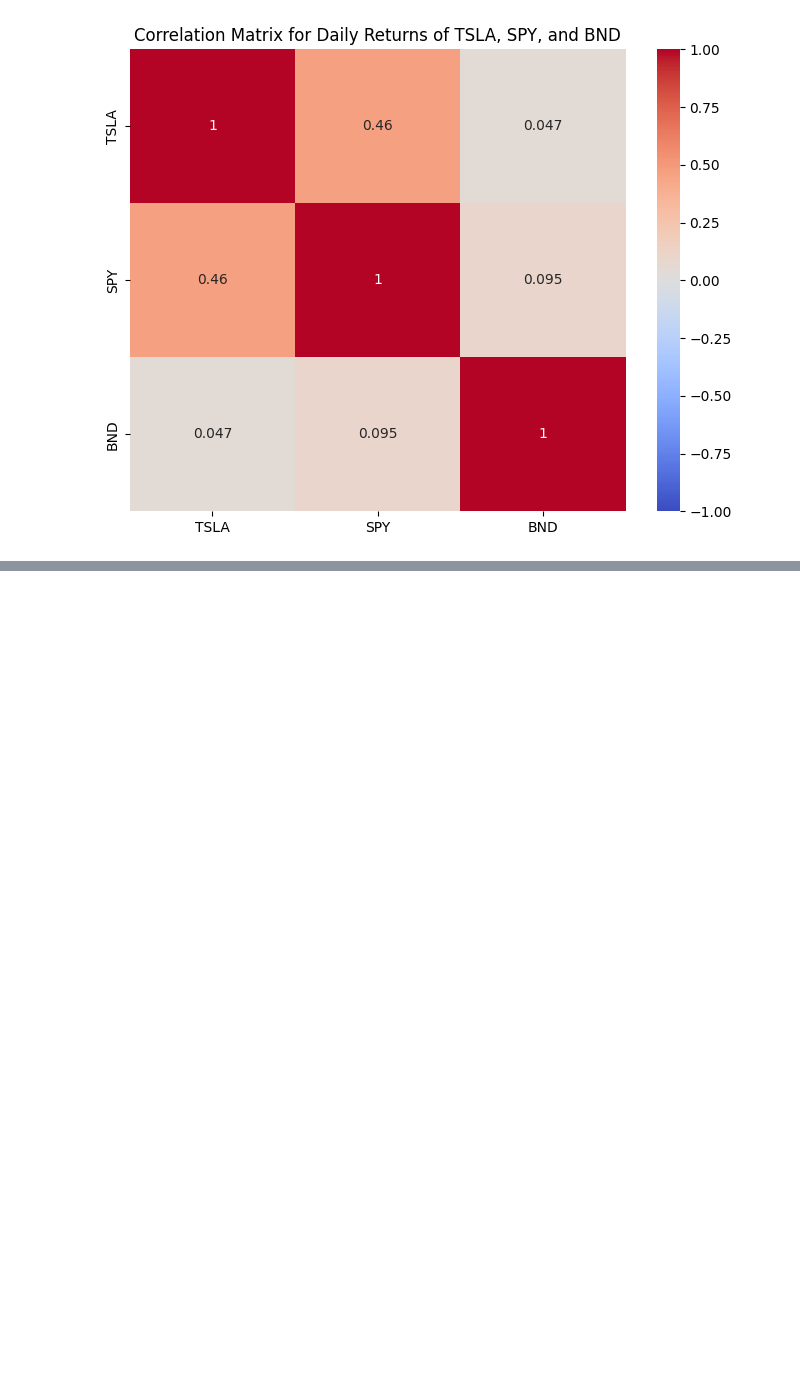
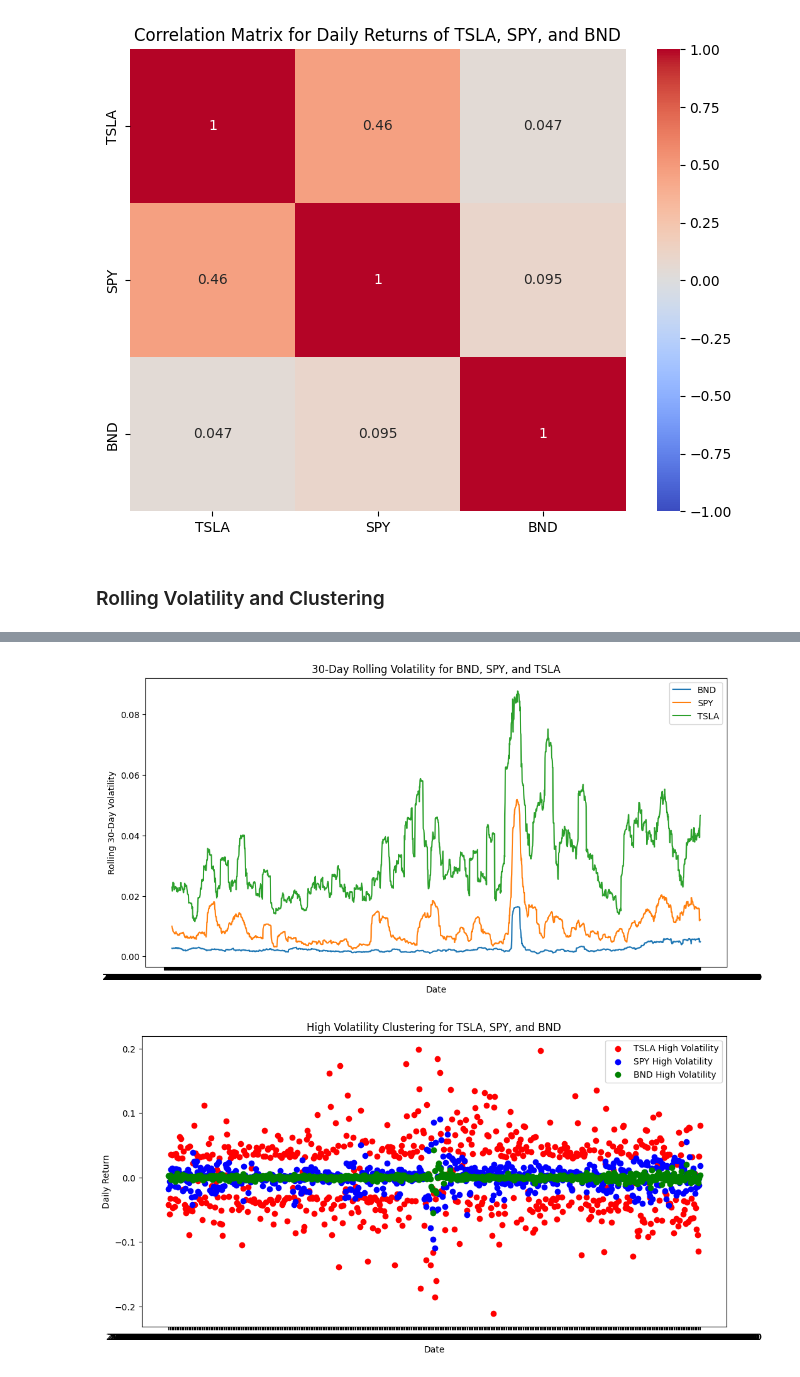
Before and after one commit to Birkity/PortfolioPredictor, a Jupyter notebook: notebooks/task_1.ipynb, the cells around one changed output, grey strips where cells are left out. Drawn from its saved outputs; the diff is of its cells as text; code cells hidden in the pictures; blank space fills up the shorter version.

Commit message:
Analyze rolling volatility and highlight volatility clustering for TSLA, SPY, and BND

```diff
--- a/notebooks/task_1.ipynb
+++ b/notebooks/task_1.ipynb
@@ -262,3 +262,36 @@ TSLA  1.000000  0.462906  0.046867
 SPY   0.462906  1.000000  0.094803
 BND   0.046867  0.094803  1.000000
 [figure]
+# %% [markdown]
+### Rolling Volatility and Clustering
+# %%
+for handler, name in zip([BND_handler, SPY_handler, TSLA_handler], ['BND', 'SPY', 'TSLA']):
+    handler['Rolling Volatility'] = handler['Daily Return'].rolling(window=30).std()
+    print(f"{name} Rolling Volatility:\n", handler[['Date', 'Rolling Volatility']].head())
+
+
+plt.figure(figsize=(12, 6))
+plt.plot(BND_handler['Date'], BND_handler['Rolling Volatility'], label='BND')
+plt.plot(SPY_handler['Date'], SPY_handler['Rolling Volatility'], label='SPY')
+plt.plot(TSLA_handler['Date'], TSLA_handler['Rolling Volatility'], label='TSLA')
+plt.xlabel("Date")
+plt.ylabel("Rolling 30-Day Volatility")
+plt.title("30-Day Rolling Volatility for BND, SPY, and TSLA")
+plt.legend()
+plt.show()
+
+
+high_volatility = daily_returns[(daily_returns['TSLA'].abs() > 0.03) |
+                                (daily_returns['SPY'].abs() > 0.02) |
+                                (daily_returns['BND'].abs() > 0.015)]
+
+plt.figure(figsize=(12, 6))
+plt.scatter(high_volatility['Date'], high_volatility['TSLA'], color='red', label='TSLA High Volatility')
+plt.scatter(high_volatility['Date'], high_volatility['SPY'], color='blue', label='SPY High Volatility')
+plt.scatter(high_volatility['Date'], high_volatility['BND'], color='green', label='BND High Volatility')
+plt.xlabel("Date")
+plt.ylabel("Daily Return")
+plt.title("High Volatility Clustering for TSLA, SPY, and BND")
+plt.legend()
+plt.show()
+# %% [output]
@@ -264,0 +315,2 @@ BND   0.046867  0.094803  1.000000
+[figure, added]
+[figure, added]
```
Also changed, not shown: parts of 1 cell of this notebook.
